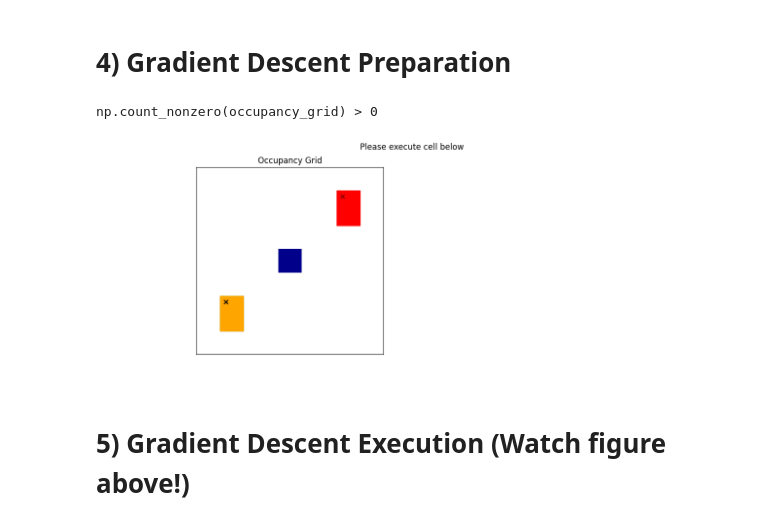
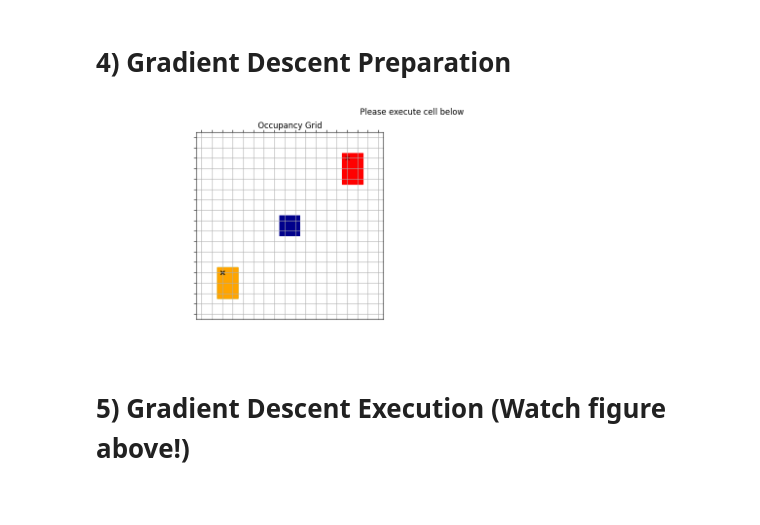
Before and after one commit to ca-schue/potential-field, a Jupyter notebook: robotic-potential-navigation.ipynb, the cells around one changed output. Drawn from its saved outputs; the diff is of its cells as text; code cells hidden in the pictures.

```diff
--- a/robotic-potential-navigation.ipynb
+++ b/robotic-potential-navigation.ipynb
@@ -1236,7 +1232,8 @@ for index, rotation in enumerate(rotations):
         start_point=start_point,
         plot_title="Expanded Occupancy Grid\n" + str(rotation) + "° Rotation",
         ticks=False,
-        rotation_step = rotation_step)
+        rotation_step = rotation_step,
+        grid=False)
 plt.show()
 
 
@@ -1357,38 +1354,39 @@ if gradient_decent_plots:
         ax_cs_2D.append(fig.add_subplot(1 + int(np.ceil(len(rotations)/4)), 4, 4 + index+1))
     ax_cs_3D = fig.add_subplot(1 + int(np.ceil(len(rotations)/4)), 4, (3,4), projection='3d')
 else:
     ax_cs_2D = []
     ax_cs_3D = None
 
+path = []
+
 ax_occupancy_grid = fig.add_subplot(1 + int(np.ceil(len(rotations)/4)), 4, (1,2))
-
-path = []
 
 update_gradient_descent_plots(
         occupancy_grid=occupancy_grid,
         configuration_space=configuration_space,
         start_point=start_point,
         goal_point=goal_point,
         current_position=current_position,
         robot_width=robot_width,
         robot_length=robot_length,
         rotation_step=rotation_step,
         ax_occupancy_grid=ax_occupancy_grid,
         ax_cs_2D=ax_cs_2D,
         ax_cs_3D=ax_cs_3D,
         force_field_x=force_field_x,
         force_field_y=force_field_y,
         force_field_rotation=force_field_rotation,
         gradient_decent_plots=gradient_decent_plots,
-        path=path)
+        path=path,
+        ticks=False,
+        grid=True)
 
 fig.suptitle('Please execute cell below')
 plt.subplots_adjust(wspace=0.3,hspace=0)
 
 fig.canvas.draw()
 # %% [output]
-np.count_nonzero(occupancy_grid) > 0
-[figure, old version]
+[figure, new version]
 # %% [markdown]
 # 5) Gradient Descent Execution (Watch figure above!)
 # %%
```
Also changed, not shown: parts of 5 cells of this notebook, 25 other files.
